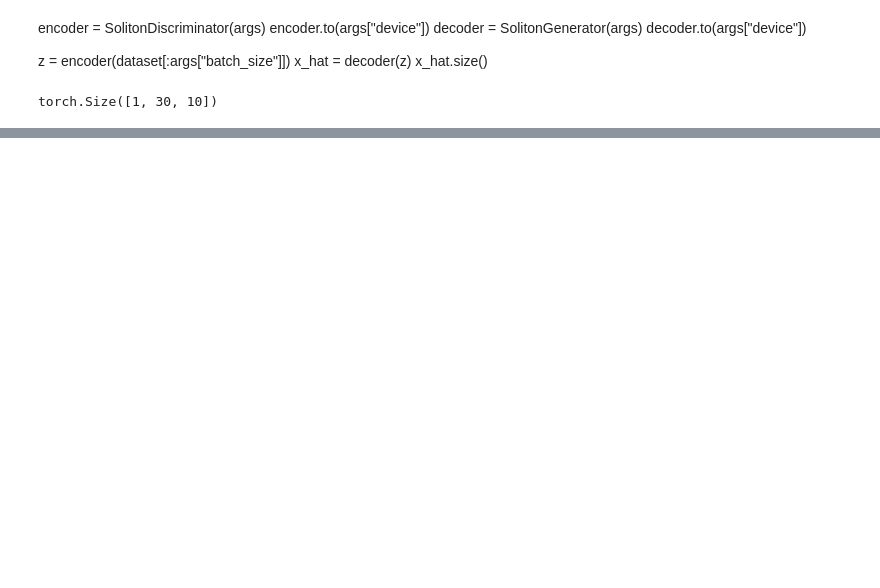
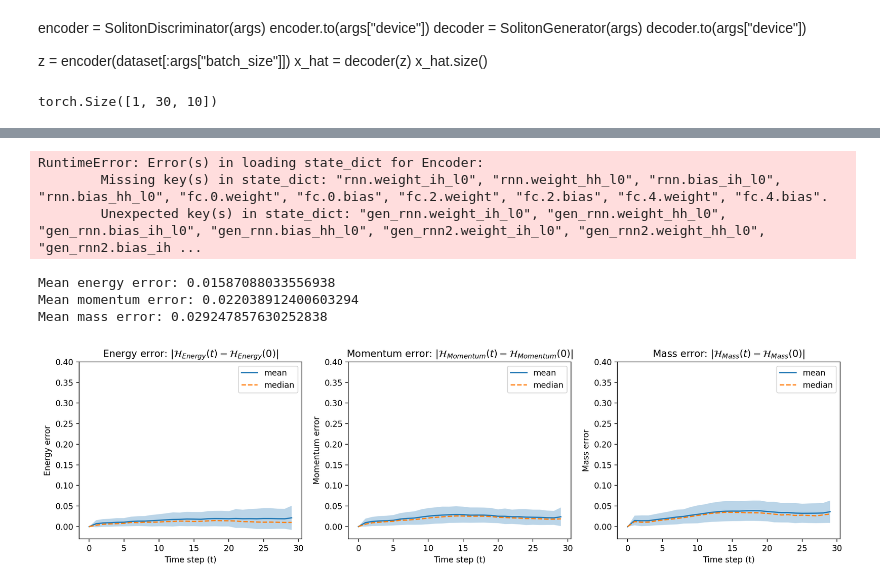
Before and after one commit to Kohmann/master-GAN, a Jupyter notebook: COTGAN/autoencoder_test.ipynb, the cells around one changed output, grey strips where cells are left out. Saved outputs shown, nothing was run; the diff lists cells and outputs as text; code cells hidden in the pictures; blank space fills up the shorter version.

```diff
--- a/COTGAN/autoencoder_test.ipynb
+++ b/COTGAN/autoencoder_test.ipynb
@@ -242,5 +262,61 @@ ani = animate_single(x_hat.detach().numpy(), "Reconstructed3")
 
 encoder = Encoder(args)
 decoder = SolitonGenerator(args)
-encoder.load_state_dict(torch.load("models/encoder-AUT25.pt"))
-decoder.load_state_dict(torch.load("models/decoder-AUT25.pt"))
+encoder.load_state_dict(torch.load("models/encoder_2.pt"))
+decoder.load_state_dict(torch.load("models/decoder_2.pt"))
+#encoder.load_state_dict(torch.load("models/encoder.pt"))
+# %% [output]
+RuntimeError: Error(s) in loading state_dict for Encoder:
+        Missing key(s) in state_dict: "rnn.weight_ih_l0", "rnn.weight_hh_l0", "rnn.bias_ih_l0", "rnn.bias_hh_l0", "fc.0.weight", "fc.0.bias", "fc.2.weight", "fc.2.bias", "fc.4.weight", "fc.4.bias".
+        Unexpected key(s) in state_dict: "gen_rnn.weight_ih_l0", "gen_rnn.weight_hh_l0", "gen_rnn.bias_ih_l0", "gen_rnn.bias_hh_l0", "gen_rnn2.weight_ih_l0", "gen_rnn2.weight_hh_l0", "gen_rnn2.bias_ih ...
+# %%
+from metrics import energy_conservation, mass_conservation, momentum_conservation
+import numpy as np
+def plot_conservation_errors(data):
+    H_momentum = momentum_conservation(data, dx=50/120)
+    H_mass = mass_conservation(data, dx=50/120)
+    H_energy = energy_conservation(data, dx=50/120, eta=6.0, gamma=0.1)
+
+    fig, axs = plt.subplots(1, 3, figsize=(14, 4), sharey=False, sharex=True, dpi=200)
+
+    # First subplot: energy
+    axs[0].plot(H_energy.mean(axis=0), label="mean")
+    axs[0].plot(np.median(H_energy, axis=0), label="median", linestyle='--')
+    axs[0].fill_between(np.arange(H_energy.shape[1]), H_energy.mean(axis=0) - H_energy.std(axis=0), H_energy.mean(axis=0) + H_energy.std(axis=0), alpha=0.3)
+    axs[0].set_xlabel("Time step (t)")
+    axs[0].set_ylabel("Energy error")
+    axs[0].set_title("Energy error: $|\mathcal{{H}}_{{Energy}}(t) - \mathcal{{H}}_{{Energy}}(0)|$")
+    axs[0].legend()
+    print(f"Mean energy error: {H_energy.mean()}")
+
+    # Second subplot: momentum
+    axs[1].plot(H_momentum.mean(axis=0), label='mean')
+    axs[1].plot(np.median(H_momentum, axis=0), label='median', linestyle='--')
+    axs[1].fill_between(np.arange(H_momentum.shape[1]), H_momentum.mean(axis=0) - H_momentum.std(axis=0), H_momentum.mean(axis=0) + H_momentum.std(axis=0), alpha=0.3)
+    axs[1].set_xlabel("Time step (t)")
+    axs[1].set_ylabel('Momentum error')
+    axs[1].set_title("Momentum error: $|\mathcal{{H}}_{{Momentum}}(t) - \mathcal{{H}}_{{Momentum}}(0)|$")
+    axs[1].legend()
+    print(f"Mean momentum error: {H_momentum.mean()}")
+
+    # Third subplot: mass
+    axs[2].plot(H_mass.mean(axis=0), label="mean")
+    axs[2].plot(np.median(H_mass, axis=0), label="median", linestyle='--')
+    axs[2].fill_between(np.arange(H_mass.shape[1]), H_mass.mean(axis=0) - H_mass.std(axis=0), H_mass.mean(axis=0) + H_mass.std(axis=0), alpha=0.3)
+    axs[2].set_xlabel("Time step (t)")
+    axs[2].set_ylabel('Mass error')
+    axs[2].set_title("Mass error: $|\mathcal{{H}}_{{Mass}}(t) - \mathcal{{H}}_{{Mass}}(0)|$")
+    axs[2].legend()
+
+    print(f"Mean mass error: {H_mass.mean()}")
+    for ax in axs:
+        ax.set_ylim((-0.03, 0.40))
+    plt.tight_layout()
+    plt.show()
+
+plot_conservation_errors(non_colliding_sampels)
+# %% [output]
+Mean energy error: 0.01587088033556938
+Mean momentum error: 0.022038912400603294
+Mean mass error: 0.029247857630252838
+[figure, added]
```
Also changed, not shown: parts of 5 cells of this notebook, 4 other files.
